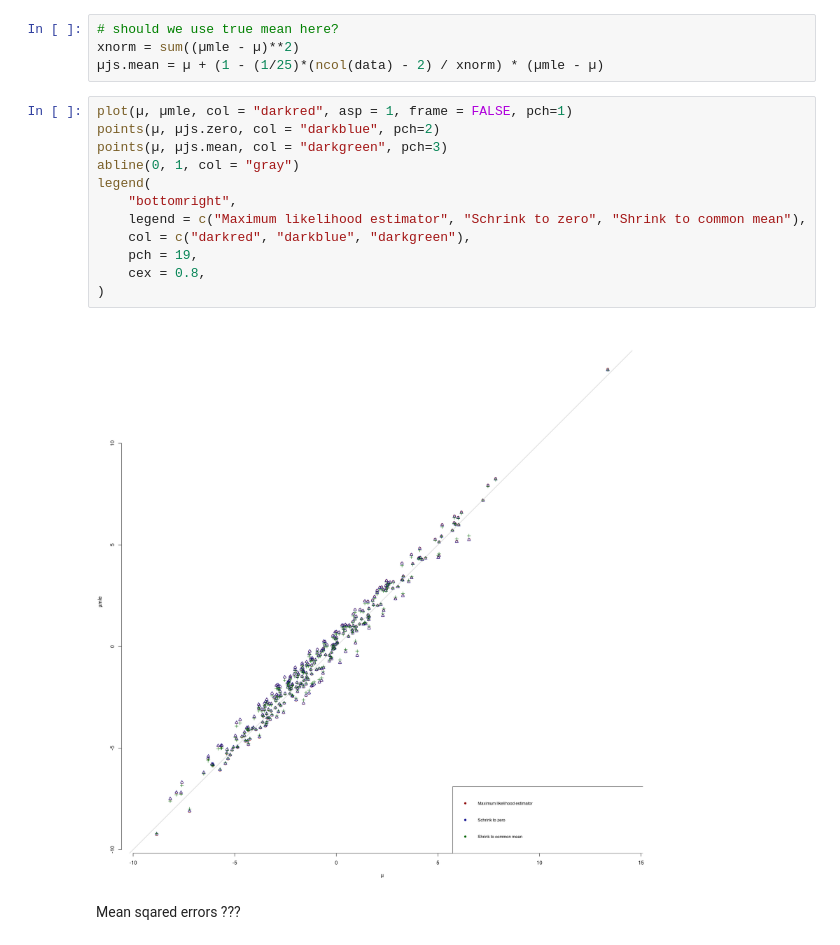
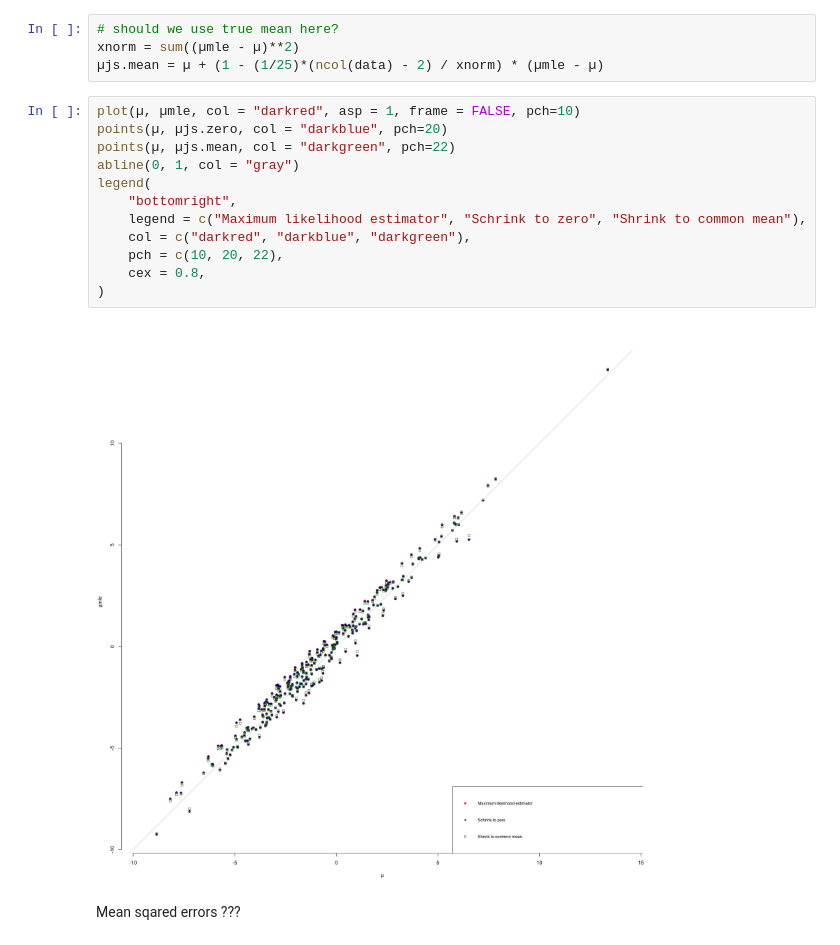
Before and after one commit to ventus550/university, a Jupyter notebook: statistical-learning/lab3/lab.ipynb, the cells around one changed output. Cells and saved outputs as stored; diff of their text form.

```diff
--- a/statistical-learning/lab3/lab.ipynb
+++ b/statistical-learning/lab3/lab.ipynb
@@ -65,19 +64,19 @@ $\hat{\mu}_{JS} = \mu_0 + \left( 1 - \frac{k-2}{\| \bar{x} - \mu_0 \|^2} \right)
 xnorm = sum((µmle - µ)**2)
 µjs.mean = µ + (1 - (1/25)*(ncol(data) - 2) / xnorm) * (µmle - µ)
 # %%
-plot(µ, µmle, col = "darkred", asp = 1, frame = FALSE, pch=1)
-points(µ, µjs.zero, col = "darkblue", pch=2)
-points(µ, µjs.mean, col = "darkgreen", pch=3)
+plot(µ, µmle, col = "darkred", asp = 1, frame = FALSE, pch=10)
+points(µ, µjs.zero, col = "darkblue", pch=20)
+points(µ, µjs.mean, col = "darkgreen", pch=22)
 abline(0, 1, col = "gray")
 legend(
 	"bottomright",
 	legend = c("Maximum likelihood estimator", "Schrink to zero", "Shrink to common mean"),
 	col = c("darkred", "darkblue", "darkgreen"),
-	pch = 19,
+	pch = c(10, 20, 22),
 	cex = 0.8,
 )
 # %% [output]
-[figure, old version]
+[figure, new version]
 # %% [markdown]
 Mean sqared errors ???
 # %%
```
Also changed, not shown: parts of 23 cells of this notebook.
